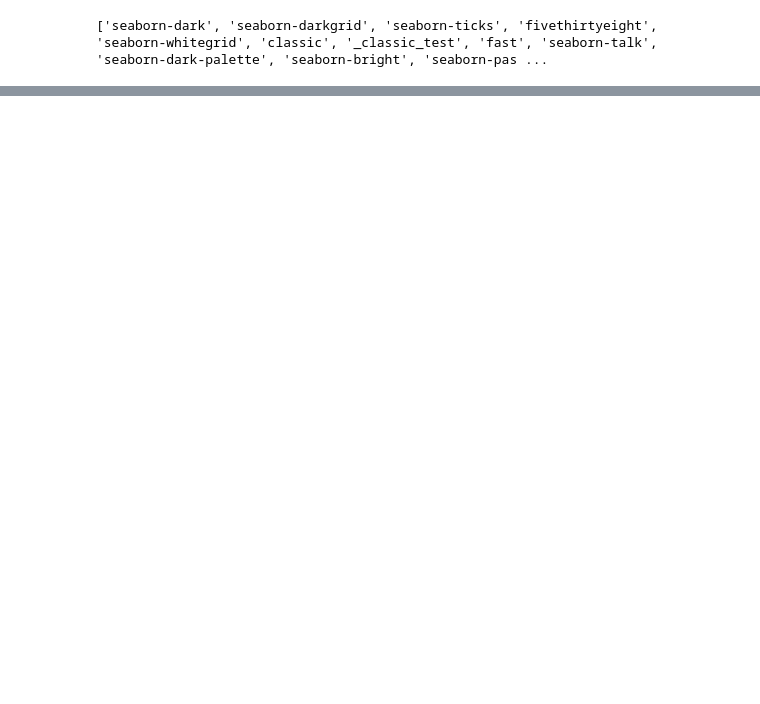
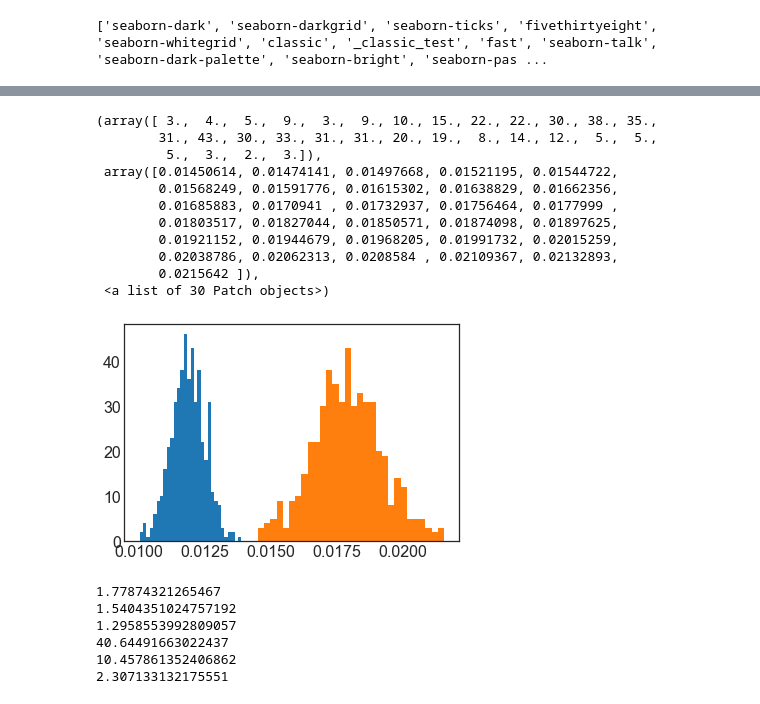
Before and after one commit to hstrey/Ornstein-Uhlenbeck-Correlations, a Jupyter notebook: Correlated OU parameter estimation from simulation.ipynb, the cells around one changed output, grey strips where cells are left out. Saved outputs shown, nothing was run; the diff lists cells and outputs as text; code cells hidden in the pictures; blank space fills up the shorter version.

```diff
--- a/Correlated OU parameter estimation from simulation.ipynb
+++ b/Correlated OU parameter estimation from simulation.ipynb
@@ -391,0 +427,30 @@ print(corr10k05['a2'].mean(),corr10k05['a2'].std(),corr10k05['da2'].mean(),corr1
+# %%
+plt.hist(corr1k05['dA2'],bins=30)
+plt.hist(corr1k05['da2'],bins=30)
+# %% [output]
+(array([ 3.,  4.,  5.,  9.,  3.,  9., 10., 15., 22., 22., 30., 38., 35.,
+        31., 43., 30., 33., 31., 31., 20., 19.,  8., 14., 12.,  5.,  5.,
+         5.,  3.,  2.,  3.]),
+ array([0.01450614, 0.01474141, 0.01497668, 0.01521195, 0.01544722,
+        0.01568249, 0.01591776, 0.01615302, 0.01638829, 0.01662356,
+        0.01685883, 0.0170941 , 0.01732937, 0.01756464, 0.0177999 ,
+        0.01803517, 0.01827044, 0.01850571, 0.01874098, 0.01897625,
+        0.01921152, 0.01944679, 0.01968205, 0.01991732, 0.02015259,
+        0.02038786, 0.02062313, 0.0208584 , 0.02109367, 0.02132893,
+        0.0215642 ]),
+ <a list of 30 Patch objects>)
+[figure, added]
+# %%
+print(corr1k05['A1'].std()/corr1k05['dA1'].mean())
+print(corr1k05['A2'].std()/corr1k05['dA2'].mean())
+print(corr1k05['D'].std()/corr1k05['dD'].mean())
+print(corr1k05['dA1dA2'].mean()/corr1k05['da1da2'].mean())
+print(corr1k05['dA1dD'].mean()/corr1k05['da1dd'].mean())
+print(corr1k05['dA2dD'].mean()/corr1k05['dasdd'].mean())
+# %% [output]
+1.77874321265467
+1.5404351024757192
+1.2958553992809057
+40.64491663022437
+10.457861352406862
+2.307133132175551
```
Also changed, not shown: parts of 14 cells of this notebook, 1 other file.
